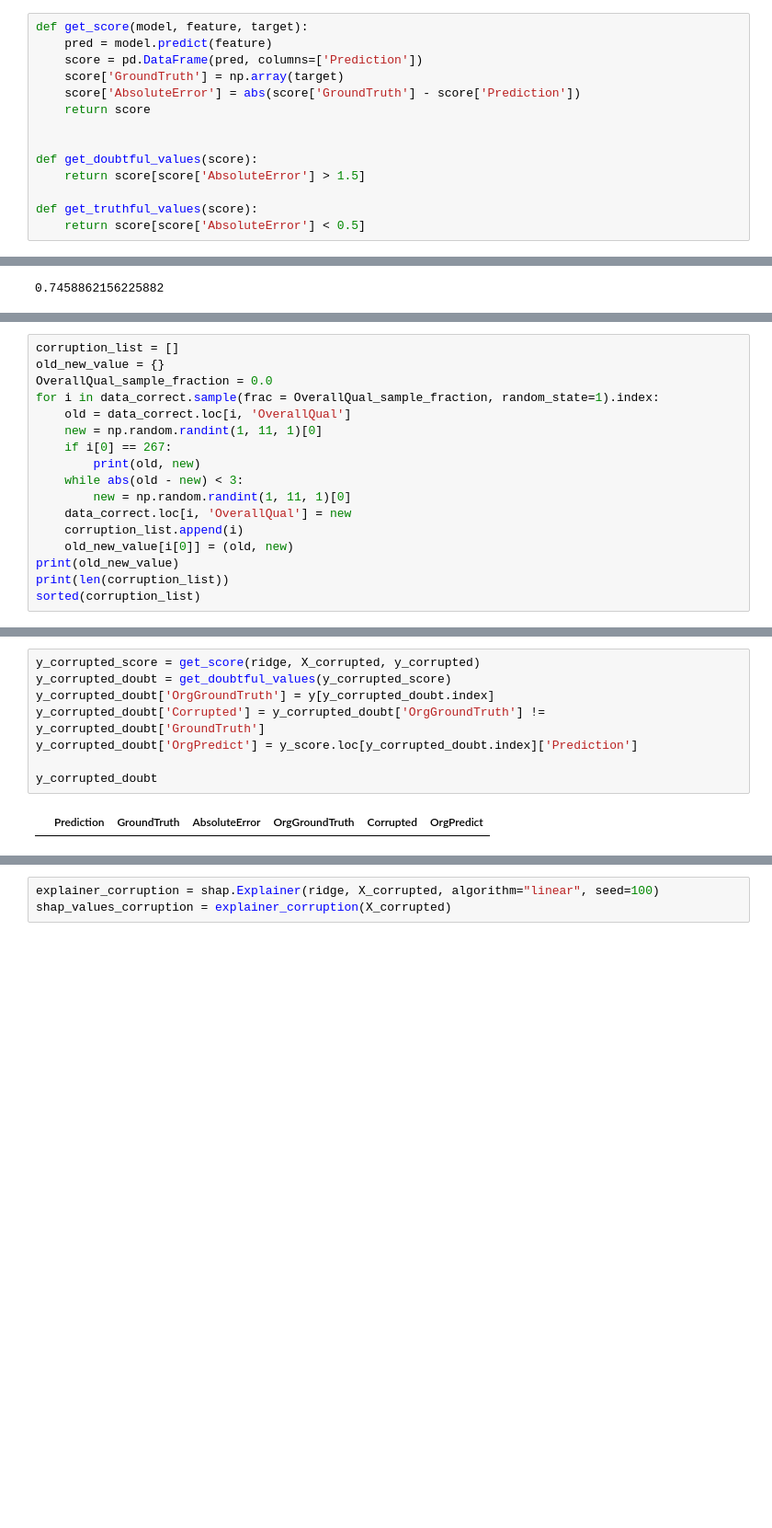
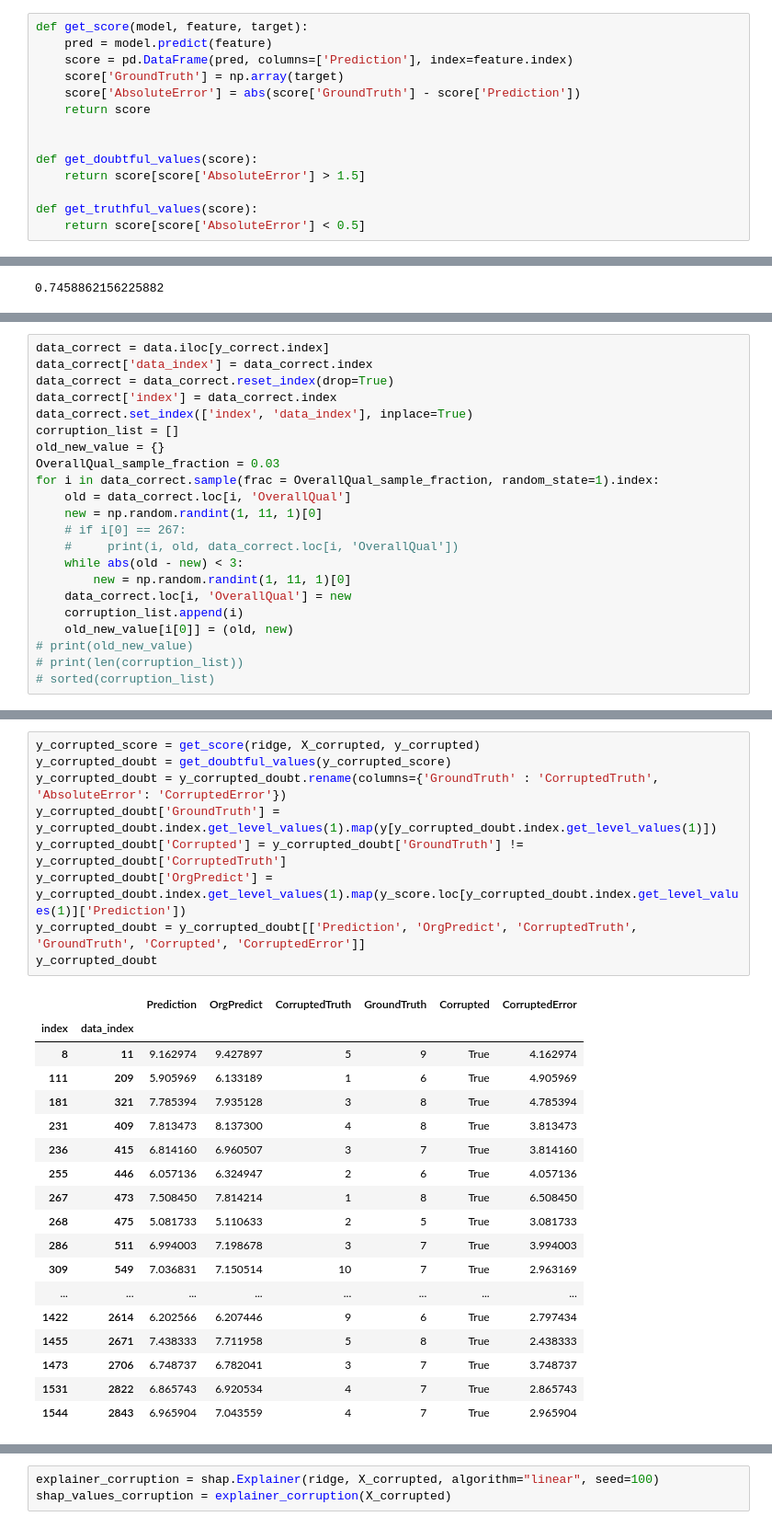
Before and after one commit to ngqhung0912/Research-Database-IR, a Jupyter notebook: data-corruption.ipynb, the cells around one changed output, grey strips where cells are left out. Shown at 92% size. Cells and saved outputs as stored; diff of their text form; blank space fills up the shorter version.

```diff
--- a/data-corruption.ipynb
+++ b/data-corruption.ipynb
@@ -10,7 +10,7 @@ shap.initjs()
 # %%
 def get_score(model, feature, target):
     pred = model.predict(feature)
-    score = pd.DataFrame(pred, columns=['Prediction'])
+    score = pd.DataFrame(pred, columns=['Prediction'], index=feature.index)
     score['GroundTruth'] = np.array(target)
     score['AbsoluteError'] = abs(score['GroundTruth'] - score['Prediction'])
     return score
@@ -62,18 +51,23 @@ See the caveats in the documentation: https://pandas.pydata.org/pandas-docs/stab
 # %%
+data_correct = data.iloc[y_correct.index]
+data_correct['data_index'] = data_correct.index
+data_correct = data_correct.reset_index(drop=True)
+data_correct['index'] = data_correct.index
+data_correct.set_index(['index', 'data_index'], inplace=True)
 corruption_list = []
 old_new_value = {}
-OverallQual_sample_fraction = 0.0
+OverallQual_sample_fraction = 0.03
 for i in data_correct.sample(frac = OverallQual_sample_fraction, random_state=1).index:
     old = data_correct.loc[i, 'OverallQual']
     new = np.random.randint(1, 11, 1)[0]
-    if i[0] == 267:
-        print(old, new)
+    # if i[0] == 267:
+    #     print(i, old, data_correct.loc[i, 'OverallQual'])
     while abs(old - new) < 3:
         new = np.random.randint(1, 11, 1)[0]
     data_correct.loc[i, 'OverallQual'] = new
     corruption_list.append(i)
     old_new_value[i[0]] = (old, new)
-print(old_new_value)
-print(len(corruption_list))
-sorted(corruption_list)
+# print(old_new_value)
+# print(len(corruption_list))
+# sorted(corruption_list)
 # %% [output]
@@ -92,13 +87,31 @@ print(ridge.score(X_test, y_test))
 # %%
 y_corrupted_score = get_score(ridge, X_corrupted, y_corrupted)
 y_corrupted_doubt = get_doubtful_values(y_corrupted_score)
-y_corrupted_doubt['OrgGroundTruth'] = y[y_corrupted_doubt.index]
-y_corrupted_doubt['Corrupted'] = y_corrupted_doubt['OrgGroundTruth'] != y_corrupted_doubt['GroundTruth']
-y_corrupted_doubt['OrgPredict'] = y_score.loc[y_corrupted_doubt.index]['Prediction']
-
+y_corrupted_doubt = y_corrupted_doubt.rename(columns={'GroundTruth' : 'CorruptedTruth', 'AbsoluteError': 'CorruptedError'})
+y_corrupted_doubt['GroundTruth'] = y_corrupted_doubt.index.get_level_values(1).map(y[y_corrupted_doubt.index.get_level_values(1)])
+y_corrupted_doubt['Corrupted'] = y_corrupted_doubt['GroundTruth'] != y_corrupted_doubt['CorruptedTruth']
+y_corrupted_doubt['OrgPredict'] = y_corrupted_doubt.index.get_level_values(1).map(y_score.loc[y_corrupted_doubt.index.get_level_values(1)]['Prediction'])
+y_corrupted_doubt = y_corrupted_doubt[['Prediction', 'OrgPredict', 'CorruptedTruth', 'GroundTruth', 'Corrupted', 'CorruptedError']]
 y_corrupted_doubt
 # %% [output]
-|  | Prediction | GroundTruth | AbsoluteError | OrgGroundTruth | Corrupted | OrgPredict |
+|  |  | Prediction | OrgPredict | CorruptedTruth | GroundTruth | Corrupted | CorruptedError |
+| index | data_index |  |  |  |  |  |  |
+| 8 | 11 | 9.162974 | 9.427897 | 5 | 9 | True | 4.162974 |
+| 111 | 209 | 5.905969 | 6.133189 | 1 | 6 | True | 4.905969 |
+| 181 | 321 | 7.785394 | 7.935128 | 3 | 8 | True | 4.785394 |
+| 231 | 409 | 7.813473 | 8.137300 | 4 | 8 | True | 3.813473 |
+| 236 | 415 | 6.814160 | 6.960507 | 3 | 7 | True | 3.814160 |
+| 255 | 446 | 6.057136 | 6.324947 | 2 | 6 | True | 4.057136 |
+| 267 | 473 | 7.508450 | 7.814214 | 1 | 8 | True | 6.508450 |
+| 268 | 475 | 5.081733 | 5.110633 | 2 | 5 | True | 3.081733 |
+| 286 | 511 | 6.994003 | 7.198678 | 3 | 7 | True | 3.994003 |
+| 309 | 549 | 7.036831 | 7.150514 | 10 | 7 | True | 2.963169 |
+| ... | ... | ... | ... | ... | ... | ... | ... |
+| 1422 | 2614 | 6.202566 | 6.207446 | 9 | 6 | True | 2.797434 |
+| 1455 | 2671 | 7.438333 | 7.711958 | 5 | 8 | True | 2.438333 |
+| 1473 | 2706 | 6.748737 | 6.782041 | 3 | 7 | True | 3.748737 |
+| 1531 | 2822 | 6.865743 | 6.920534 | 4 | 7 | True | 2.865743 |
+| 1544 | 2843 | 6.965904 | 7.043559 | 4 | 7 | True | 2.965904 |
 # %%
 y_corrupted_doubt[y_corrupted_doubt['Corrupted'] == False]
 # %% [output]
```
Also changed, not shown: parts of 7 cells of this notebook.
